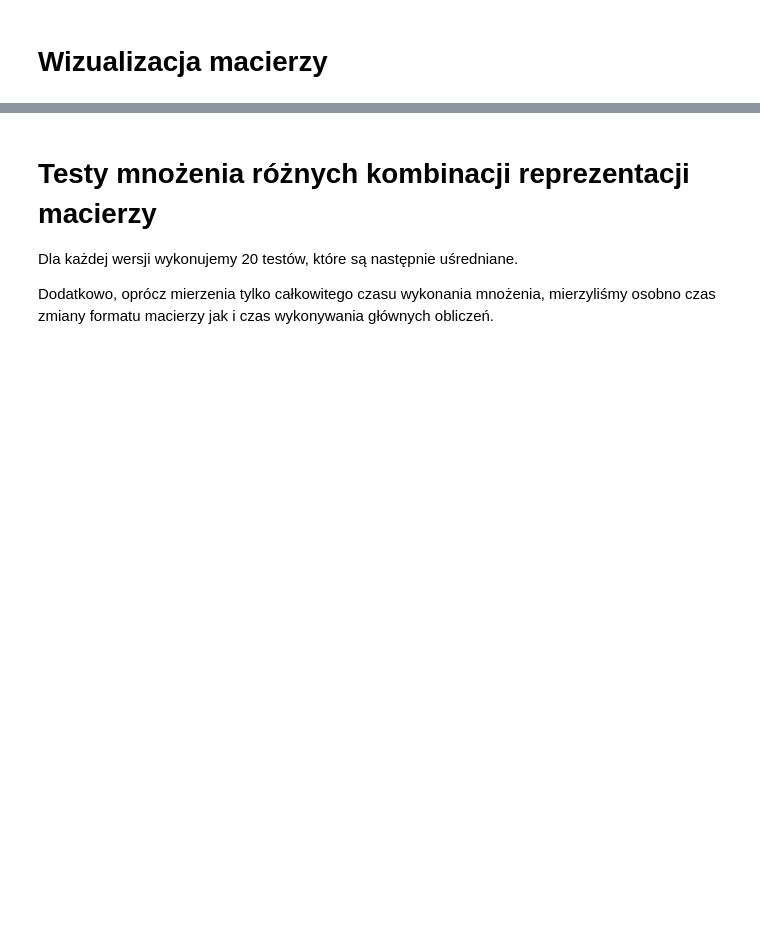
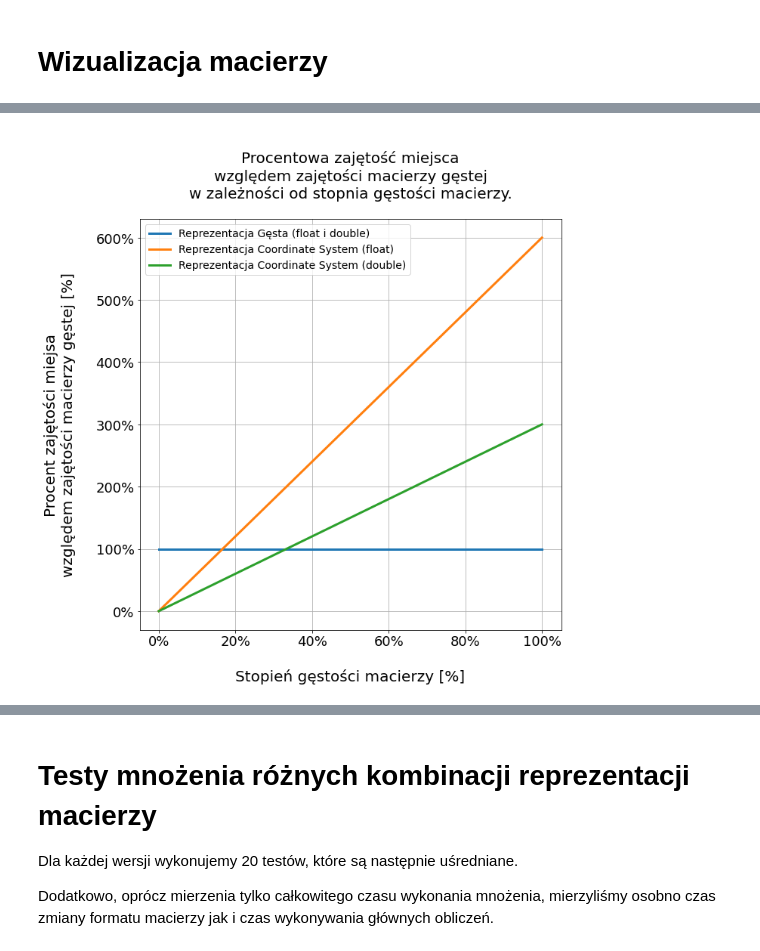
Before and after one commit to anuar2k/AM-2021, a Jupyter notebook: lab03/lab03.ipynb, the cells around one changed output, grey strips where cells are left out. Drawn from its saved outputs; the diff is of its cells as text; code cells hidden in the pictures; blank space fills up the shorter version.

```diff
--- a/lab03/lab03.ipynb
+++ b/lab03/lab03.ipynb
@@ -60,0 +93,25 @@ plt.show()
+# %%
+from matplotlib.ticker import PercentFormatter as pf
+
+density = np.linspace(0, 1, 1000)
+ys_dense = np.ones_like(density)
+ys_sparse_float = np.linspace(0, 24/4, density.shape[0])
+ys_sparse_double = np.linspace(0, 24/8, density.shape[0])
+
+fig, ax = plt.subplots(figsize=(10, 10))
+
+ax.plot(density, ys_dense, label='Reprezentacja Gęsta (float i double)', zorder=3, linewidth=3)
+ax.plot(density, ys_sparse_float, label='Reprezentacja Coordinate System (float)', zorder=3, linewidth=3)
+ax.plot(density, ys_sparse_double, label='Reprezentacja Coordinate System (double)', zorder=3, linewidth=3)
+
+ax.yaxis.set_major_formatter(pf(1.0))
+ax.xaxis.set_major_formatter(pf(1.0))
+title = 'Procentowa zajętość miejsca\nwzględem zajętości macierzy gęstej\nw zależności od stopnia gęstości macierzy.'
+ax.set_title(f'\n{title}\n', fontsize=20)
+ax.set_xlabel('\nStopień gęstości macierzy [%]', fontsize=20)
+ax.set_ylabel('Procent zajętości miejsa\nwzględem zajętości macierzy gęstej [%]\n', fontsize=20)
+ax.legend(fontsize=14)
+plt.tick_params(axis='both', labelsize=18)
+ax.grid(zorder=-3)
+# %% [output]
+[figure, added]
```
Also changed, not shown: parts of 10 cells of this notebook.
